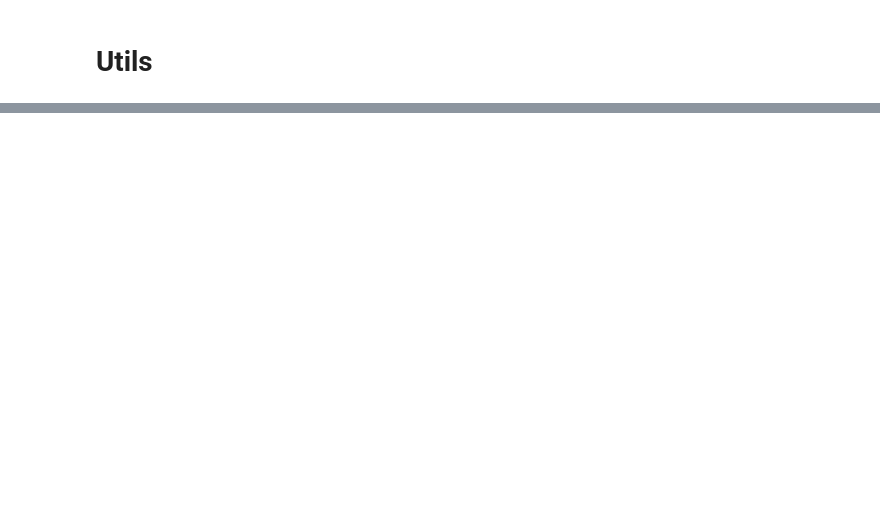
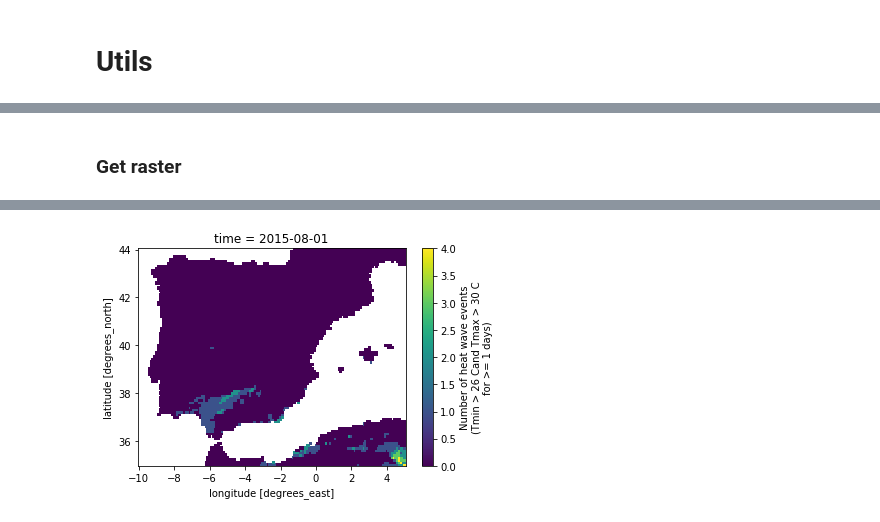
Before and after one commit to Vizzuality/copernicus-climate-data, a Jupyter notebook: test_zarr_remote.ipynb, the cells around one changed output, grey strips where cells are left out. Cells and saved outputs as stored; diff of their text form; code cells hidden in the pictures; blank space fills up the shorter version.

```diff
--- a/test_zarr_remote.ipynb
+++ b/test_zarr_remote.ipynb
@@ -461,0 +150,14 @@ KeyboardInterrupt: ignored
+# %%
+#%%time
+import xclim as xc
+
+def calc_monthly_heat_wave_frequency(ds, thresh_tasmax, thresh_tasmin, window):
+  return xc.atmos.heat_wave_frequency(tasmax=ds.tasmax, tasmin=ds.tasmin, thresh_tasmax=thresh_tasmax, thresh_tasmin=thresh_tasmin, window=window, freq='MS')
+
+def future_heat_wave_frequency(ds, thresh_tasmax='30 C', thresh_tasmin='26 C', window=2):
+  return ds.groupby('model', 'realization')\
+  .map(calc_monthly_heat_wave_frequency, args=(thresh_tasmax, thresh_tasmin, window))\
+  .mean(['model', 'realization']).squeeze()
+
+#ds = future_heat_wave_frequency(fut, thresh_tasmax='15 C', thresh_tasmin='5 C', window=2)
+#ds.sel(experiment='rcp85').isel(time=3).plot()
@@ -461,0 +230,14 @@ KeyboardInterrupt: ignored
+# %%
+def get_raster(ds, time, type, experiment=None, bbox=None, thresh_tasmax='30 C', thresh_tasmin='26 C', window=1):
+  # select bbox
+  if bbox:
+    ds = ds.sel(lat=slice(bbox[0], bbox[2]), lon=slice(bbox[1], bbox[3]))
+  # select time
+  dss = ds.sel(time=time, method='nearest').chunk({"lat":-1, "lon":-1})
+  if type == 'future':
+    if experiment:
+      dss = dss.sel(experiment=experiment)
+    out = future_heat_wave_frequency(dss, thresh_tasmax=thresh_tasmax, thresh_tasmin=thresh_tasmin, window=window)
+  if type== 'historical':
+    out = historical_heat_wave_frequency(dss, thresh_tasmax=thresh_tasmax, thresh_tasmin=thresh_tasmin, window=window)
+  return out
@@ -461,0 +317,8 @@ KeyboardInterrupt: ignored
+# %% [markdown]
+### Get raster
+# %%
+%%time
+# Historical
+ds = get_raster(his, '2015-08', 'historical')
+ds.plot()
+# %% [output]
@@ -461,0 +327 @@ KeyboardInterrupt: ignored
+[figure, added]
```
Also changed, not shown: parts of 41 cells of this notebook.
